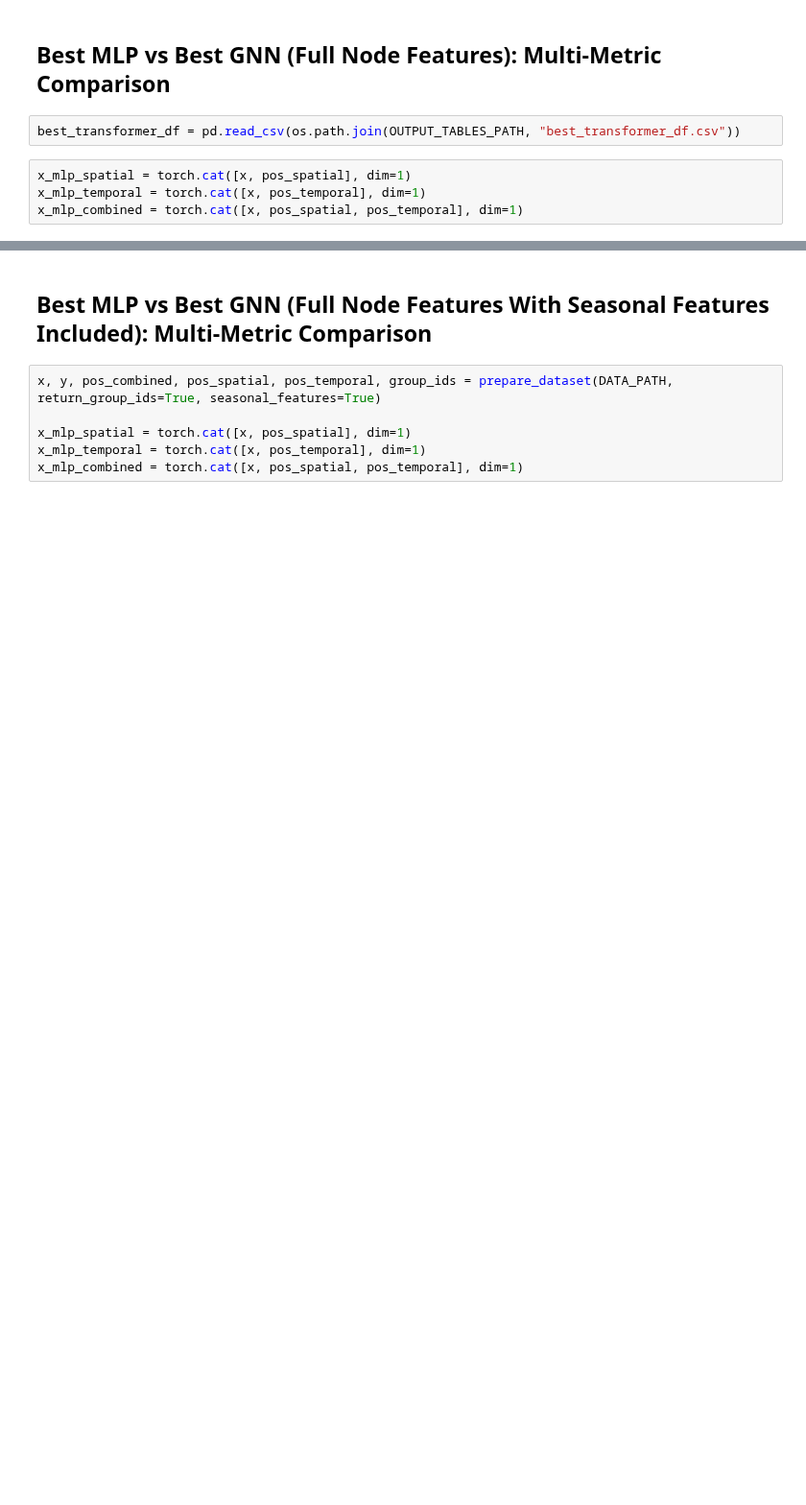
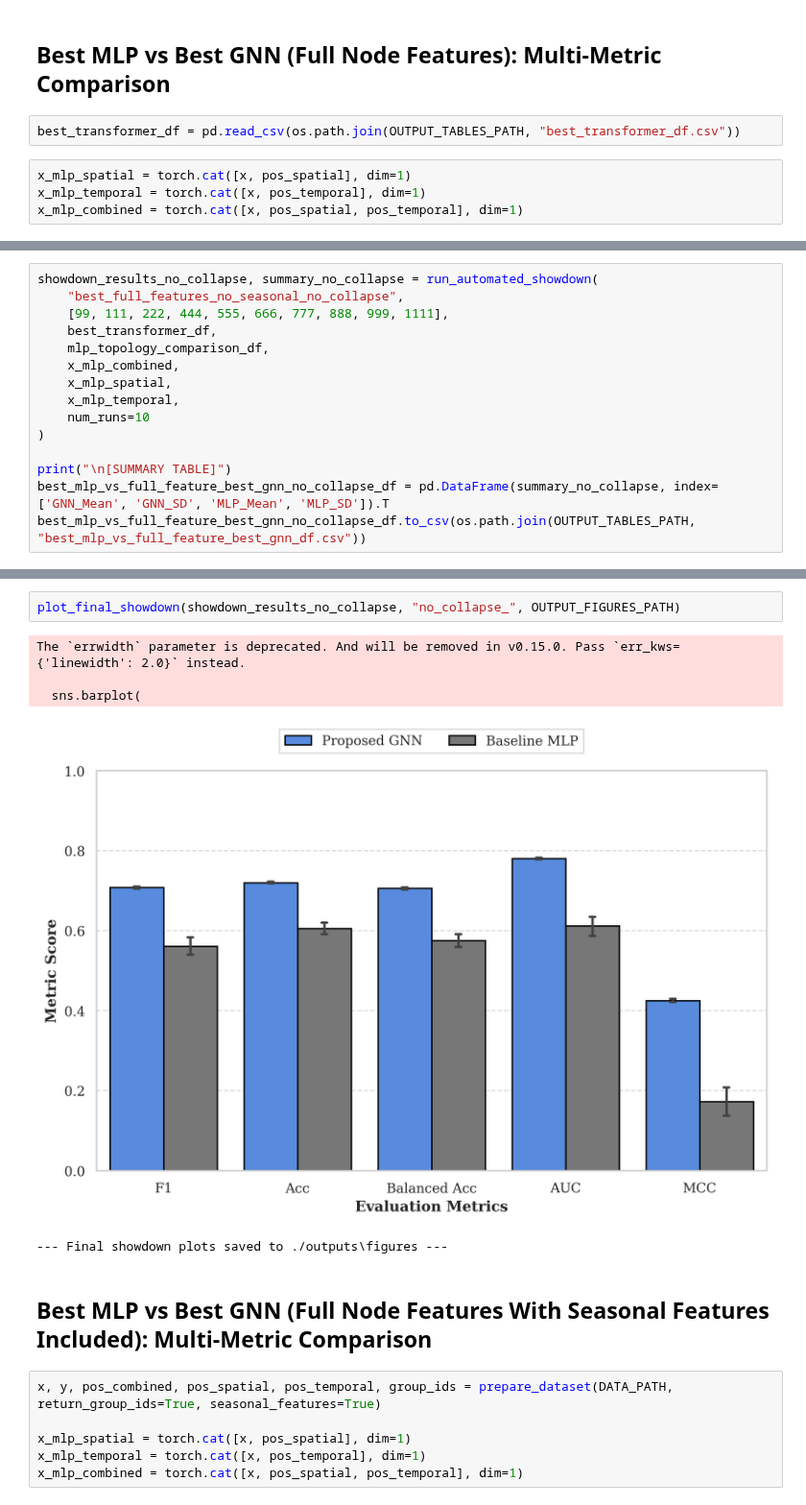
Before and after one commit to MislavCaleta/multirelational-graph-topology-for-downstream-wildfire-tasks, a Jupyter notebook: full_feature_integration_study.ipynb, the cells around one changed output, grey strips where cells are left out. Shown at 96% size. Drawn from its saved outputs; the diff is of its cells as text; blank space fills up the shorter version.

```diff
--- a/full_feature_integration_study.ipynb
+++ b/full_feature_integration_study.ipynb
@@ -350,0 +418,15 @@ The `errwidth` parameter is deprecated. And will be removed in v0.15.0. Pass `er
+# %%
+showdown_results_no_collapse, summary_no_collapse = run_automated_showdown(
+    "best_full_features_no_seasonal_no_collapse",
+    [99, 111, 222, 444, 555, 666, 777, 888, 999, 1111],
+    best_transformer_df,
+    mlp_topology_comparison_df,
+    x_mlp_combined,
+    x_mlp_spatial,
+    x_mlp_temporal,
+    num_runs=10
+)
+
+print("\n[SUMMARY TABLE]")
+best_mlp_vs_full_feature_best_gnn_no_collapse_df = pd.DataFrame(summary_no_collapse, index=['GNN_Mean', 'GNN_SD', 'MLP_Mean', 'MLP_SD']).T
+best_mlp_vs_full_feature_best_gnn_no_collapse_df.to_csv(os.path.join(OUTPUT_TABLES_PATH, "best_mlp_vs_full_feature_best_gnn_df.csv"))
@@ -351,3 +451,11 @@ The `errwidth` parameter is deprecated. And will be removed in v0.15.0. Pass `er
+# %%
+plot_final_showdown(showdown_results_no_collapse, "no_collapse_", OUTPUT_FIGURES_PATH)
+# %% [output]
+The `errwidth` parameter is deprecated. And will be removed in v0.15.0. Pass `err_kws={'linewidth': 2.0}` instead.
+
+  sns.barplot(
+[figure, added]
+--- Final showdown plots saved to ./outputs\figures ---
 # %% [markdown]
 ## Best MLP vs Best GNN (Full Node Features With Seasonal Features Included): Multi-Metric Comparison
 # %%
```
Also changed, not shown: parts of 10 cells of this notebook, 18 other files.
